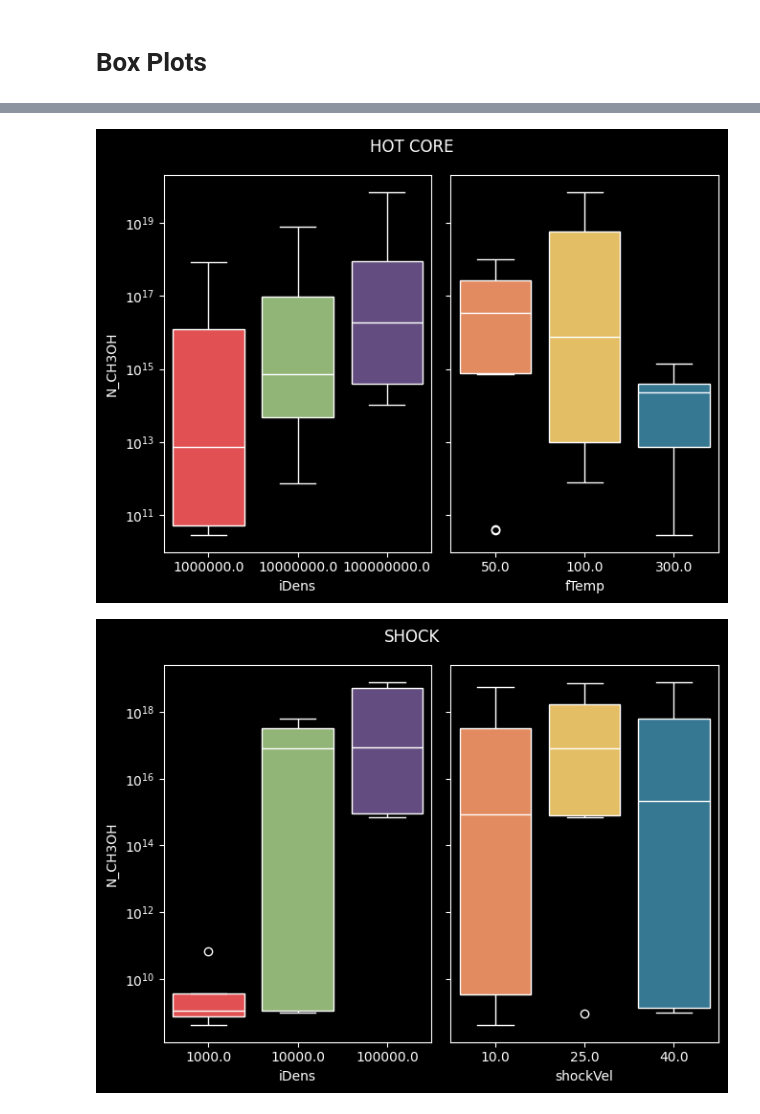
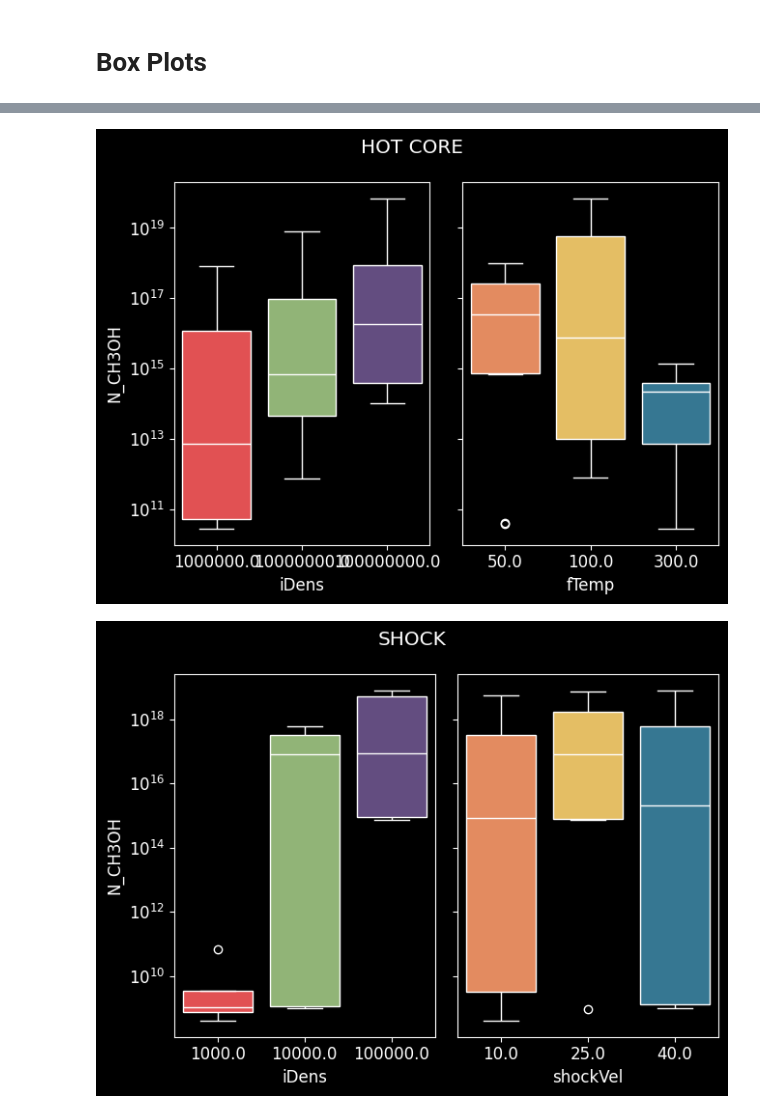
Before and after one commit to georgina-sampson/LEAPS-2024, a Jupyter notebook: CH3OH/plots.ipynb, the cells around one changed output, grey strips where cells are left out. Cells and saved outputs as stored; diff of their text form; code cells hidden in the pictures.

Commit message:
main plot v2

```diff
--- a/CH3OH/plots.ipynb
+++ b/CH3OH/plots.ipynb
@@ -19,6 +19,7 @@ styleDict={'axes.facecolor': '#000000',
  'patch.edgecolor': '#FFFFFF',
 }
 sns.set_style(rc=styleDict)
+plt.rcParams['font.size'] = 12
 # %%
 dfhc=pl.buildDataframe(constants.HOTCORE, constants.folder, constants.physical, constants.species, singleDf=True)
 dfsh=pl.buildDataframe(constants.SHOCK, constants.folder, constants.physical, constants.species, singleDf=True)
@@ -50,3 +51,16 @@ propOrder={
     constants.INTERSTELLARRAD: [ '3.0', '1000.0'],
     constants.IDENS: ['1000.0', '10000.0', '100000.0']}
     }
+
+propLabels={
+    constants.HOTCORE:
+    {constants.FTEMP: [50e0, 100e0, 300e0],
+    constants.COSMICRAY: [10e0, 1000e0],
+    constants.INTERSTELLARRAD: [ 3e0, 1000e0],
+    constants.IDENS: [1000000e0, 10000000e0, 100000000e0]},
+    constants.SHOCK:
+    {constants.SHOCKVEL: [10e0, 25e0, 40e0],
+    constants.COSMICRAY: [10e0, 1000e0],
+    constants.INTERSTELLARRAD: [ 3e0, 1000e0],
+    constants.IDENS: [1000e0, 10000e0, 100000e0]}
+    }
@@ -58,7 +80,7 @@ gs = GridSpec(2, 2+1, figure=fig, width_ratios=2*[10]+[1],
               wspace=0.15, hspace=0.15)
 
 norm = colors.LogNorm(vmin=dfDic[constants.SHOCK]['gasTemp'].min(), vmax=dfDic[constants.SHOCK]['gasTemp'].max())
-cmap=sns.blend_palette(['#0257a1','#ed1d22','#f9dc5c'], as_cmap=True)
+cmap=sns.blend_palette(['#0d8dfd','#f3686a','#fcedb0'], as_cmap=True)
 
 for tipo, df in dfDic.items():
     i = 0 if tipo == constants.HOTCORE else 1
@@ -68,7 +90,7 @@ for tipo, df in dfDic.items():
                         hue='gasTemp', palette=cmap, hue_norm=norm,
                         alpha=0.5, s=15,
                         linewidth=0, ax=ax, zorder=10, legend=None)
-        ax.grid(color='white', alpha=0.5, zorder=2)
+        ax.grid(color='grey', alpha=0.5, zorder=2)
         ax.set_xscale('log')
         ax.set_yscale('log')
         ax.set_xbound(1e0,1e6)
@@ -76,21 +98,22 @@ for tipo, df in dfDic.items():
         ax.tick_params(axis='both', which='both',direction='in', top=True)
 
         ax.set_xlabel(r'Time [years]' if i==1 else None)
-        ax.set_ylabel(r'N(CH$_3$OH) [cm$^{-2}$]' if j==0 else None)
+        ax.set_ylabel(r'$N$(CH$_3$OH) [cm$^{-2}$]' if j==0 else None)
 
-        ax.text(x=0, y=1, s=f"maxTemp: {df[df['zeta']==zeta]['gasTemp'].max()} K",
+        ax.text(x=0.03, y=0.95, s=r"$T_\mathrm{max}$"+f"={df[df['zeta']==zeta]['gasTemp'].max()} K",
+                backgroundcolor='black',
                 horizontalalignment='left',
-                verticalalignment='bottom',
+                verticalalignment='top',
                 transform=ax.transAxes)
 
         if j==1:
-            ax.text(1.05, 0.5, tipo.upper(),
+            ax.text(1.05, 0.5, tipo.upper() if tipo==constants.HOTCORE else tipo.upper().replace(' ', '-'),
                     horizontalalignment='center',
                     verticalalignment='center',
                     rotation='vertical',
                     transform=ax.transAxes)
         if i==0:
-            ax.text(0.5, 1.05, r"$\frac{\zeta}{\zeta_0}=10^1$" if j==0 else r"$\frac{\zeta}{\zeta_0}=10^3$",
+            ax.text(0.5, 1.05, r"$\zeta/\zeta_0=10^1$" if j==0 else r"$\zeta/\zeta_0=10^3$",
                     horizontalalignment='center',
                     verticalalignment='bottom',
                     transform=ax.transAxes)
@@ -113,13 +136,17 @@ for enfasis in [constants.COSMICRAY, constants.INTERSTELLARRAD]:
         if tipo==constants.SHOCK: moment = [dic[k] for k in dic][1]
         title = tipo.upper() if tipo==constants.HOTCORE else 'SHOCK' if moment==constants.TMAX else 'POST-SHOCK'
 
+        ax=axs[i]
         sns.boxplot(data=df, x=enfasis,
                     hue=enfasis, legend=None,
                     palette=propColor[enfasis], hue_order=propOrder[tipo][enfasis],
                     order=propOrder[tipo][enfasis],
                     linecolor='white', #linewidth=2,
-                    y='N_CH3OH', ax=axs[i], log_scale=True)
-        axs[i].set_title(title)
-    fig.savefig(f"BOXPLOT_CH3OH_columnDensity_by{enfasis.upper()}.png")
+                    y='N_CH3OH', ax=ax, log_scale=True)
+        ax.set_title(title)
+        ax.set_xticks(propOrder[tipo][enfasis], labels=propLabels[tipo][enfasis])
+
+    axs[0].set_ylabel(r'$N$(CH$_3$OH) [cm$^{-2}$]')
+    # fig.savefig(f"BOXPLOT_CH3OH_columnDensity_by{enfasis.upper()}.png")
     # plt.close()
 # %% [output]
@@ -128,23 +155,25 @@ for enfasis in [constants.COSMICRAY, constants.INTERSTELLARRAD]:
 # %%
 for dic in dfDicBox:
     tipo, df = [(k, dic[k] )for k in dic][0]
     if tipo==constants.SHOCK: moment = [dic[k] for k in dic][1]
     varparam=constants.FTEMP if tipo==constants.HOTCORE else constants.SHOCKVEL
     title = tipo.upper() if tipo==constants.HOTCORE else 'SHOCK' if moment==constants.TMAX else 'POST-SHOCK'
 
     fig, axs = plt.subplots(1,2, figsize=(6.7,5), layout='tight', sharey=True)
 
     for i, enfasis in enumerate([constants.IDENS, varparam]):
         sns.boxplot(data=df, x=enfasis,
                     hue=enfasis, legend=None,
                     palette=propColor[enfasis], hue_order=propOrder[tipo][enfasis],
                     order=propOrder[tipo][enfasis],
                     linecolor='white', #linewidth=2,
                     y='N_CH3OH', log_scale=True,
                     ax=axs[i])
+
+    axs[0].set_ylabel(r'$N$(CH$_3$OH) [cm$^{-2}$]')
     fig.suptitle(title)
     fig.savefig(f"BOXPLOT_CH3OH_columnDensity_by{title}.png")
     # plt.close()
 # %% [output]
-[figure, old version]
+[figure, new version]
-[figure, old version]
+[figure, new version]
```
Also changed, not shown: parts of 4 cells of this notebook, 1 other file.
